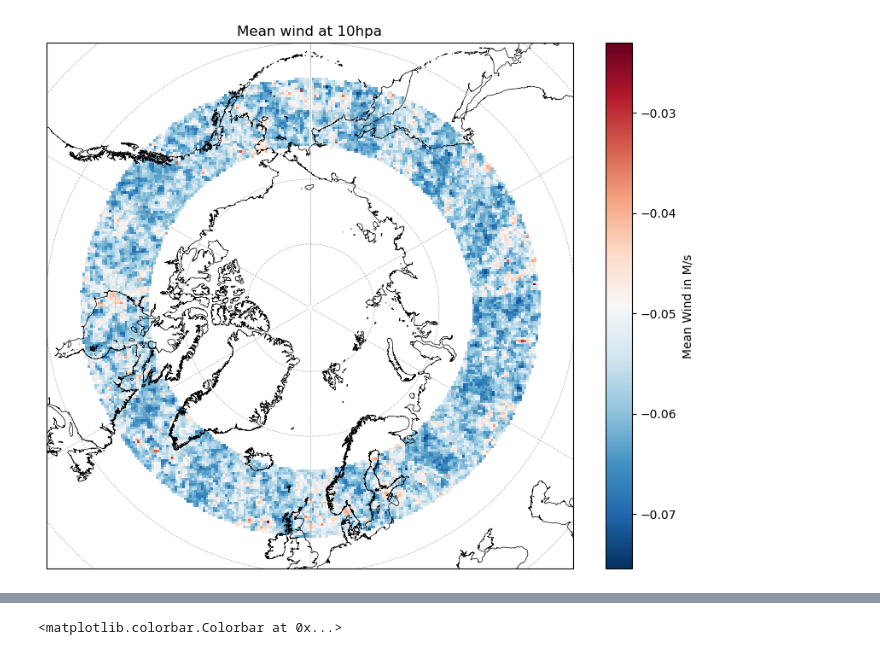
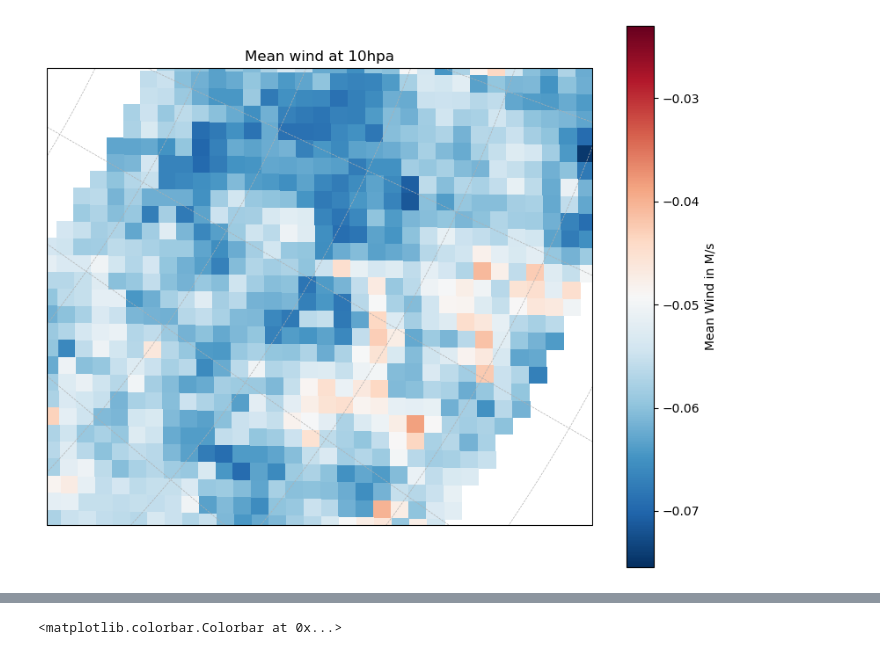
Before and after one commit to jonyjesus18/final-year-proj, a Jupyter notebook: data_plotting_cartopy.ipynb, the cells around one changed output, grey strips where cells are left out. Saved outputs shown, nothing was run; the diff lists cells and outputs as text; code cells hidden in the pictures.

Commit message:
adding more graphs

```diff
--- a/data_plotting_cartopy.ipynb
+++ b/data_plotting_cartopy.ipynb
@@ -10,28 +14,30 @@ from datetime import datetime
 # %%
-%matplotlib inline
 import numpy as np
 import matplotlib.pyplot as plt
 import cartopy.crs as ccrs
+import cartopy.feature as cfeature
+import cartopy
 
 data = np.load('processed_airs_sftp/40_km_grid/mfx/2002-08-31_mfx.npz')['arr_0']
 grid = map_grid(grid_size='40', source='airs')
 wizard = data_wizard()
 
 fig = plt.figure(figsize=(10, 8))
 
 ax = plt.axes(projection=ccrs.NorthPolarStereo())
 
 ax.coastlines(resolution='10m', linewidth=0.5)
 ax.gridlines(linewidth=0.5, linestyle='--')
 
-ax.set_extent([-180, 180, 50, 90], crs=ccrs.PlateCarree()) # New extent
+ax.set_extent([55, 65, 55, 65], crs=ccrs.PlateCarree()) # New extent
 
 plt.pcolormesh(grid.nh_lon, grid.nh_lat, data, cmap='RdBu_r', shading='auto', transform=ccrs.PlateCarree())
 
 plt.colorbar(label='Mean Wind in M/s')
 
 plt.title(f'Mean wind at 10hpa')
 
+
 plt.show()
 # %% [output]
-[figure, old version]
+[figure, new version]
```
Also changed, not shown: parts of 5 cells of this notebook, 6 other files.
